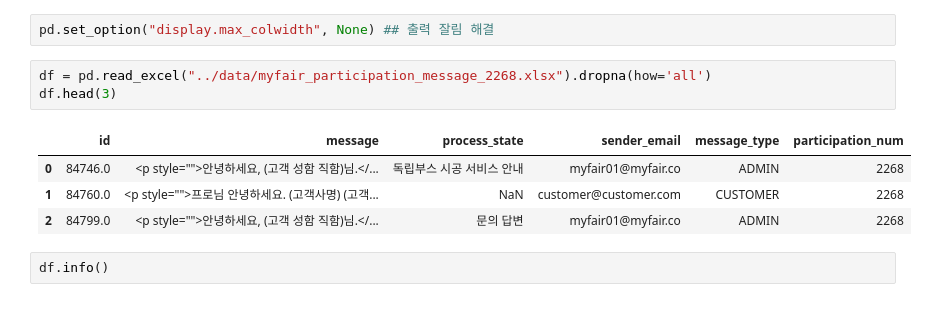
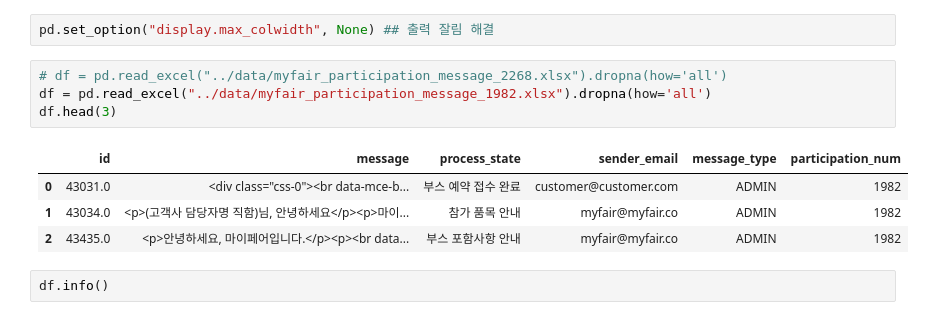
Before and after one commit to jiyunwoo02/AIaaS, a Jupyter notebook: 마이페어/code/0513 실습.ipynb, the cells around one changed output. Drawn from its saved outputs; the diff is of its cells as text.

```diff
--- a/마이페어/code/0513 실습.ipynb
+++ b/마이페어/code/0513 실습.ipynb
@@ -8,13 +8,14 @@ import re
 # %%
 pd.set_option("display.max_colwidth", None) ## 출력 잘림 해결
 # %%
-df = pd.read_excel("../data/myfair_participation_message_2268.xlsx").dropna(how='all')
+# df = pd.read_excel("../data/myfair_participation_message_2268.xlsx").dropna(how='all')
+df = pd.read_excel("../data/myfair_participation_message_1982.xlsx").dropna(how='all')
 df.head(3)
 # %% [output]
 |  | id | message | process_state | sender_email | message_type | participation_num |
-| 0 | 84746.0 | <p style="">안녕하세요, (고객 성함 직함)님.</... | 독립부스 시공 서비스 안내 | myfair01@myfair.co | ADMIN | 2268 |
-| 1 | 84760.0 | <p style="">프로님 안녕하세요. (고객사명) (고객... | NaN | customer@customer.com | CUSTOMER | 2268 |
-| 2 | 84799.0 | <p style="">안녕하세요, (고객 성함 직함)님.</... | 문의 답변 | myfair01@myfair.co | ADMIN | 2268 |
+| 0 | 43031.0 | <div class="css-0"><br data-mce-b... | 부스 예약 접수 완료 | customer@customer.com | ADMIN | 1982 |
+| 1 | 43034.0 | <p>(고객사 담당자명 직함)님, 안녕하세요</p><p>마이... | 참가 품목 안내 | myfair@myfair.co | ADMIN | 1982 |
+| 2 | 43435.0 | <p>안녕하세요, 마이페어입니다.</p><p><br data... | 부스 포함사항 안내 | myfair@myfair.co | ADMIN | 1982 |
 # %%
 df.info()
 # %% [output]
```
Also changed, not shown: parts of 15 cells of this notebook, 4 other files.
